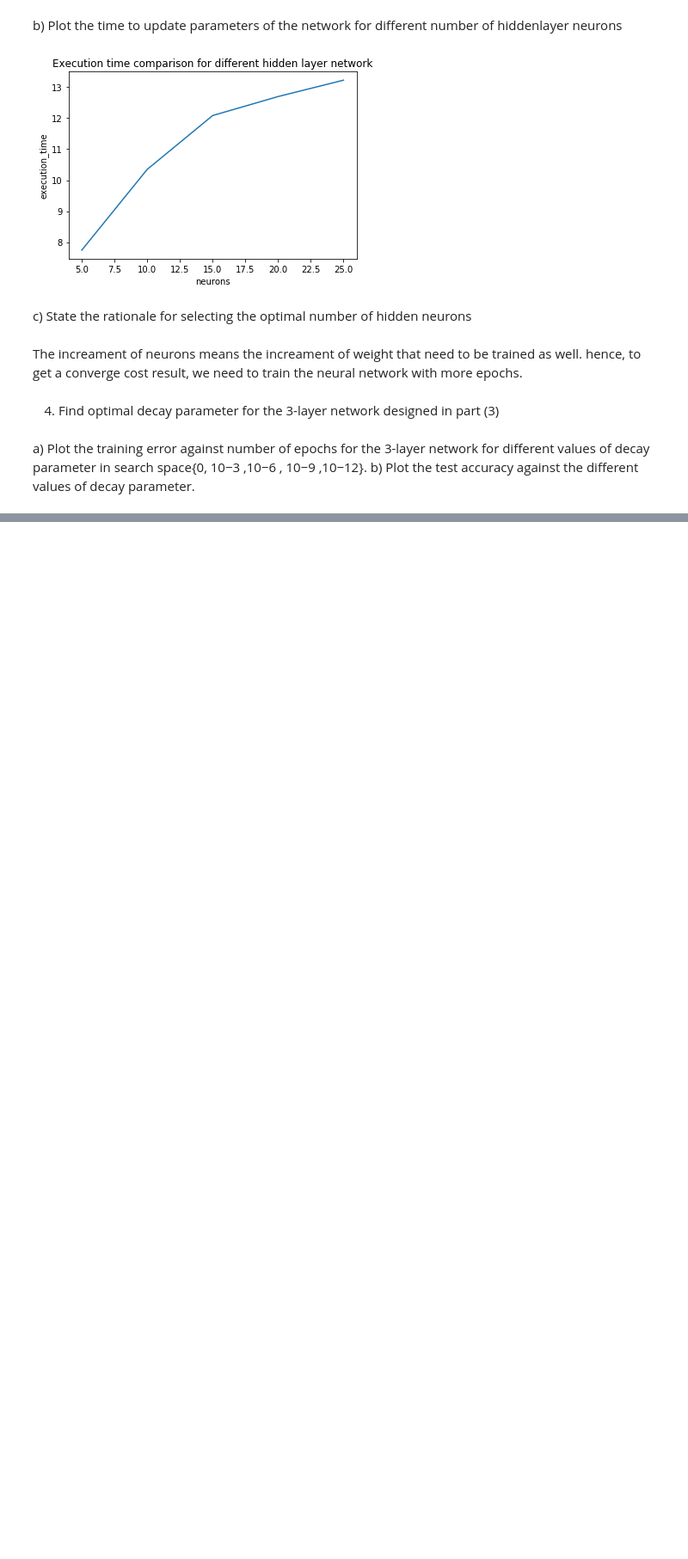
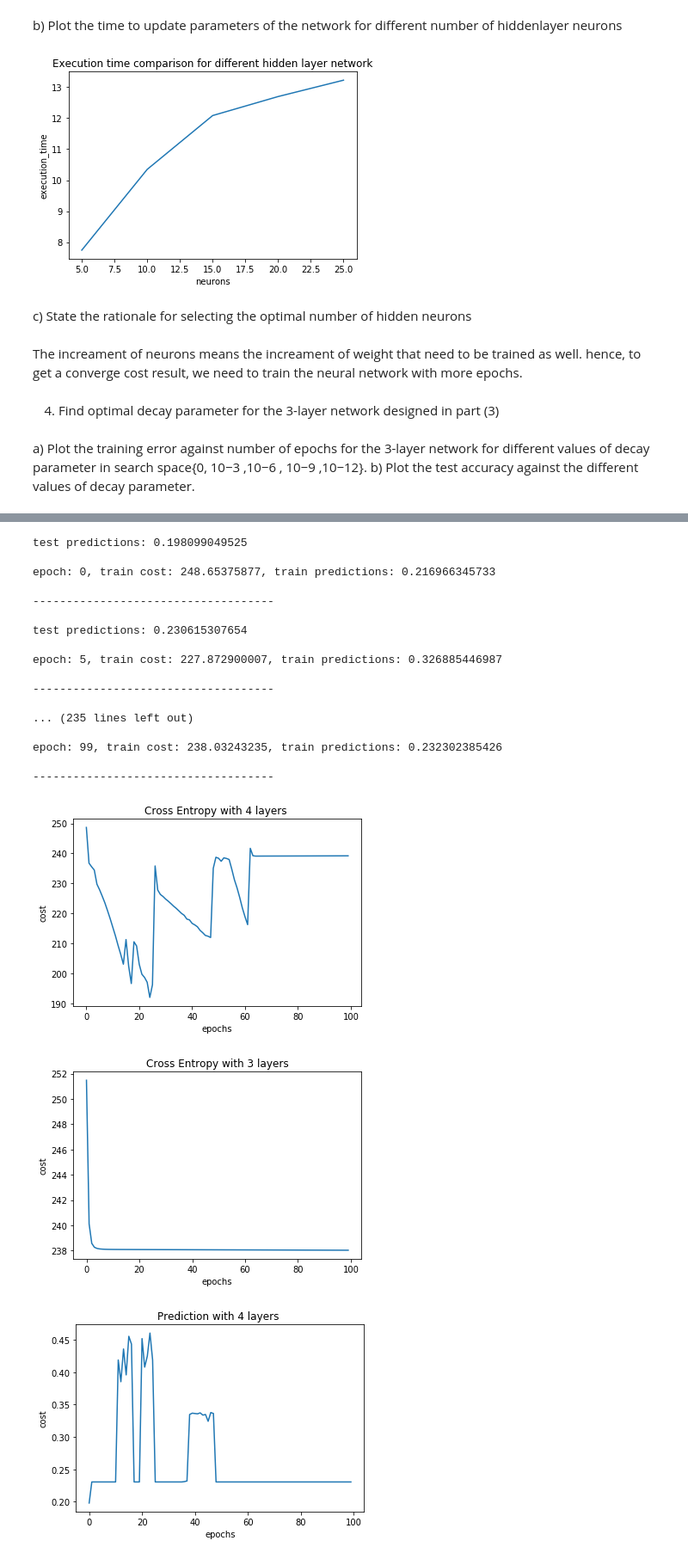
Before and after one commit to edwardsujono/assignment_neural_network, a Jupyter notebook: Classification Problem.ipynb, the cells around one changed output, grey strips where cells are left out. Shown at 86% size. Cells and saved outputs as stored; diff of their text form; code cells hidden in the pictures; blank space fills up the shorter version.

```diff
--- a/Classification Problem.ipynb
+++ b/Classification Problem.ipynb
@@ -531,0 +485,59 @@ ValueError: x and y must have same first dimension, but have shapes (100,) and (
+# %%
+number_data=32
+epochs=100
+
+softmax_nn = SoftmaxNeuralNetwork(train_x=train_x.as_matrix(), train_y=train_y, list_of_neuron_on_hidden_layer=[10, 10])
+softmax_nn.start_train(batch_size=number_data, test_x=test_x, test_y=test_y, epochs=epochs)
+
+cost_train_4_layer, _, _ = softmax_nn.get_train_result()
+prediction_test_4_layer = softmax_nn.get_test_result()
+
+
+softmax_nn = SoftmaxNeuralNetwork(train_x=train_x.as_matrix(), train_y=train_y, list_of_neuron_on_hidden_layer=[10])
+softmax_nn.start_train(batch_size=number_data, test_x=test_x, test_y=test_y, epochs=epochs)
+
+cost_train_3_layer, _, _ = softmax_nn.get_train_result()
+prediction_test_3_layer = softmax_nn.get_test_result()
+
+
+data_visualization.show_plot(
+    list_x_point=range(epochs), list_y_point=cost_train_4_layer,
+    x_label="epochs", y_label="cost", title="Cross Entropy with 4 layers ", figure_name="./image/classification/5/4_layer_cross_entropy.png"
+)
+
+data_visualization.show_plot(
+    list_x_point=range(epochs), list_y_point=cost_train_3_layer,
+    x_label="epochs", y_label="cost", title="Cross Entropy with 3 layers", figure_name="./image/classification/5/3_layer_cross_entropy.png"
+)
+
+
+data_visualization.show_plot(
+    list_x_point=range(epochs), list_y_point=prediction_test_4_layer,
+    x_label="epochs", y_label="cost", title="Prediction with 4 layers ", figure_name="./image/classification/5/4_layer_prediction.png"
+)
+
+data_visualization.show_plot(
+    list_x_point=range(epochs), list_y_point=prediction_test_3_layer,
+    x_label="epochs", y_label="cost", title="Prediction with 3 layers", figure_name="./image/classification/5/3_layer_prediction.png"
+)
+# %% [output]
+test predictions: 0.198099049525
+
+epoch: 0, train cost: 248.65375877, train predictions: 0.216966345733
+
+------------------------------------
+
+test predictions: 0.230615307654
+
+epoch: 5, train cost: 227.872900007, train predictions: 0.326885446987
+
+------------------------------------
+
+... (235 lines left out)
+
+epoch: 99, train cost: 238.03243235, train predictions: 0.232302385426
+
+------------------------------------
+[figure, added]
+[figure, added]
+[figure, added]
```
Also changed, not shown: parts of 12 cells of this notebook, 2 other files.
